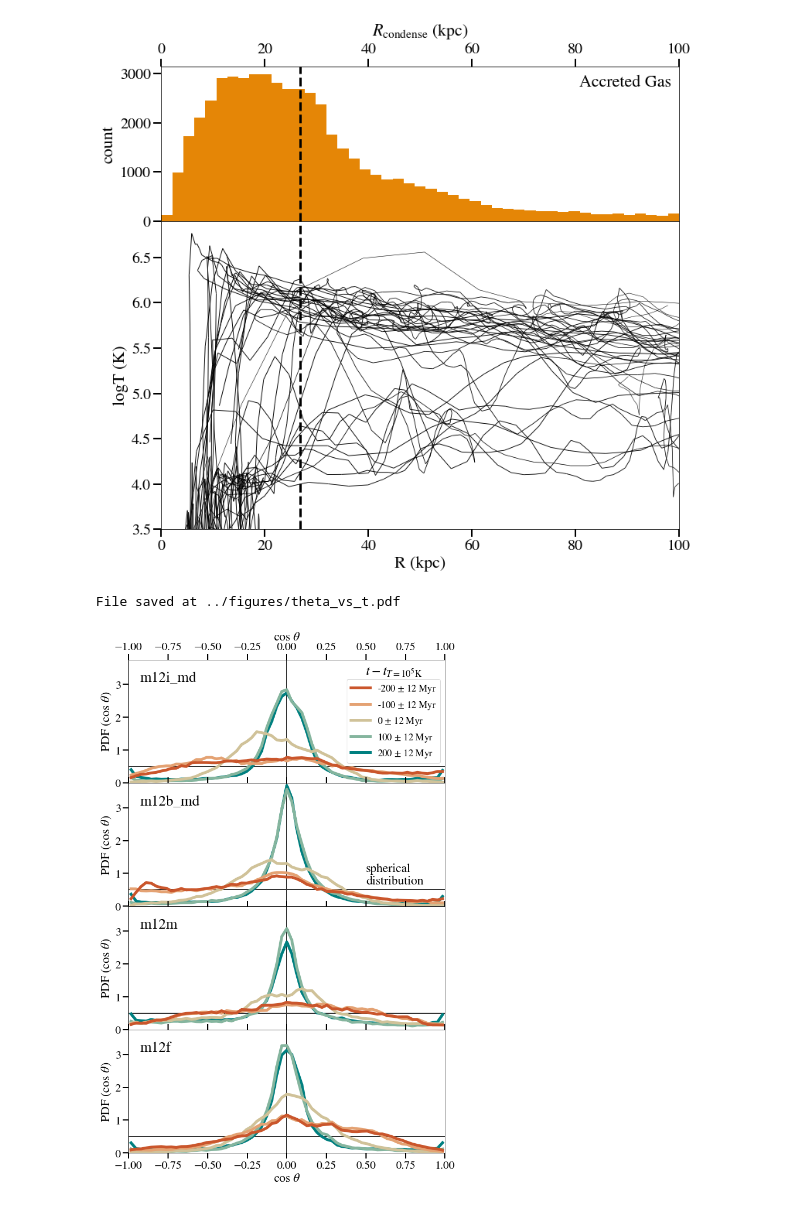
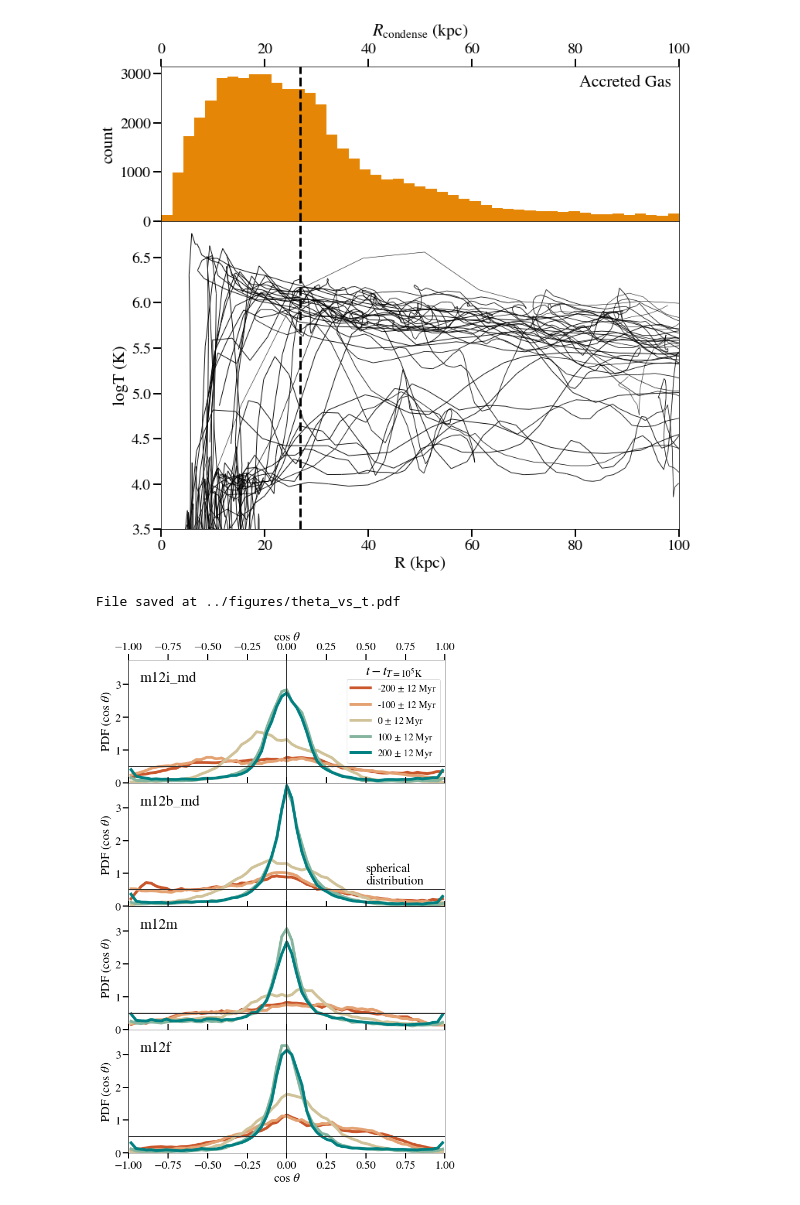
Before and after one commit to zhafen/Hot-Accretion-in-FIRE, a Jupyter notebook: analysis/pathline_plot.ipynb, the cells around one changed output. Saved outputs shown, nothing was run; the diff lists cells and outputs as text; code cells hidden in the pictures.

```diff
--- a/analysis/pathline_plot.ipynb
+++ b/analysis/pathline_plot.ipynb
@@ -847,7 +847,7 @@ for j, ( sim_name_j, w_j ) in enumerate( w_set.items() ):
             linewidth = 5,
             color = color,
             label = label,
-            zorder = 10 - i,
+#             zorder = 10 - i,
         )
 
     ax.tick_params(
@@ -901,31 +901,31 @@ for j, ( sim_name_j, w_j ) in enumerate( w_set.items() ):
             s = r'$t - t_{T=10^5 {\rm K}}$',
             xy = ( 1, 0.85 ),
             xycoords = 'axes fraction',
             xytext = ( -40, 0 ),
             textcoords = 'offset points',
             ha = 'right',
             va = 'bottom',
             fontsize = 24,
         )
         t_label.set_zorder( 1000 )
         ax.legend(
             prop={'size': 17},
             loc = 'center right',
         )
 
     ax.set_xlim( -1, 1 )
     ax.set_ylim( 0, 3.75 )
 
     ax.set_xlabel( r'$\cos\ \theta$', fontsize=22 )
     if ax.is_first_row():
         ax.xaxis.set_label_position( 'top' )
     ax.set_ylabel( r'PDF$\ (\cos\ \theta$)', fontsize=22 )
 
 plotting.save_fig(
     out_dir = '../figures',
     save_file = 'theta_vs_t.pdf',
     fig = fig,
 )
 # %% [output]
 File saved at ../figures/theta_vs_t.pdf
-[figure, old version]
+[figure, new version]
```
